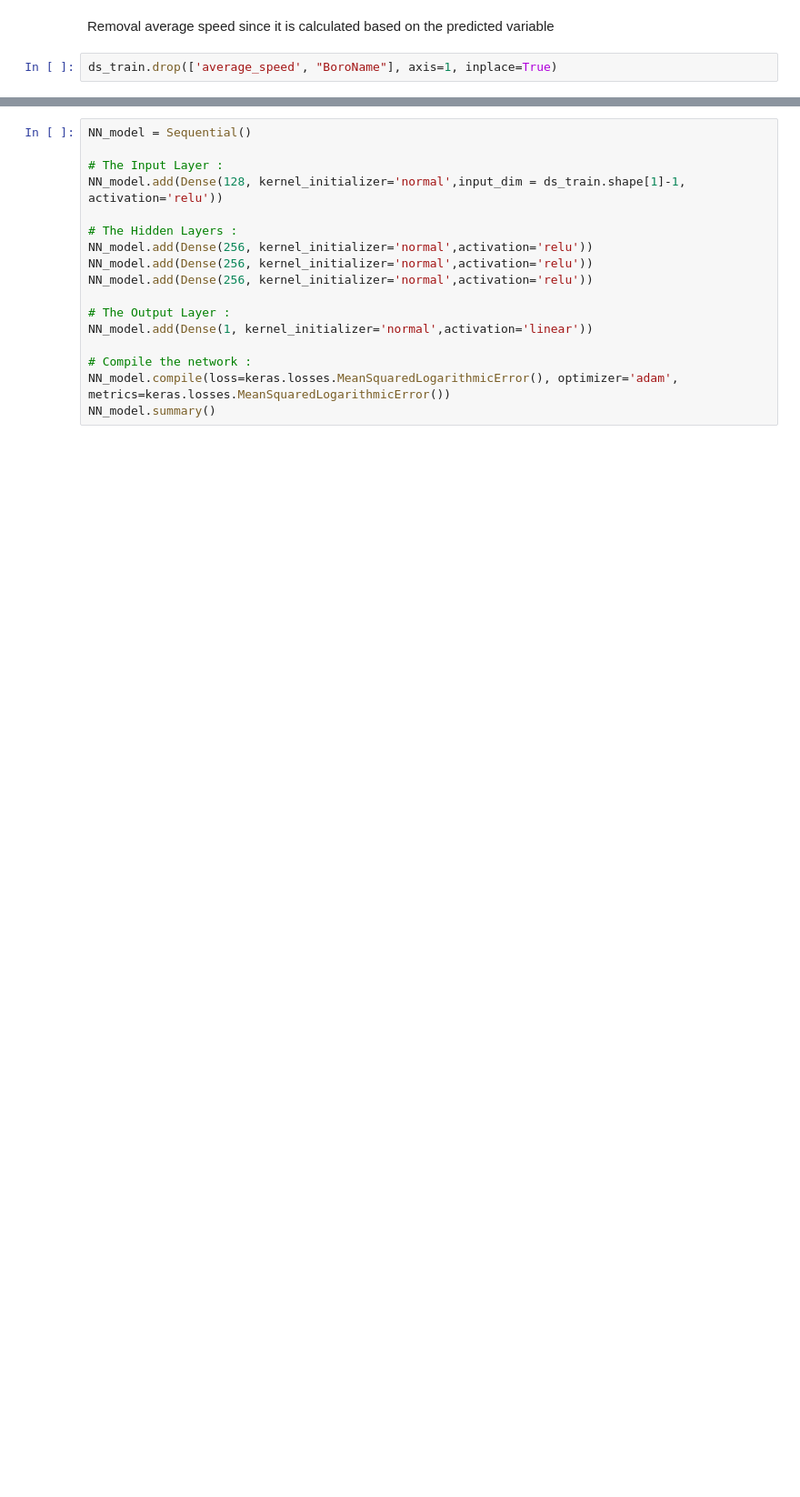
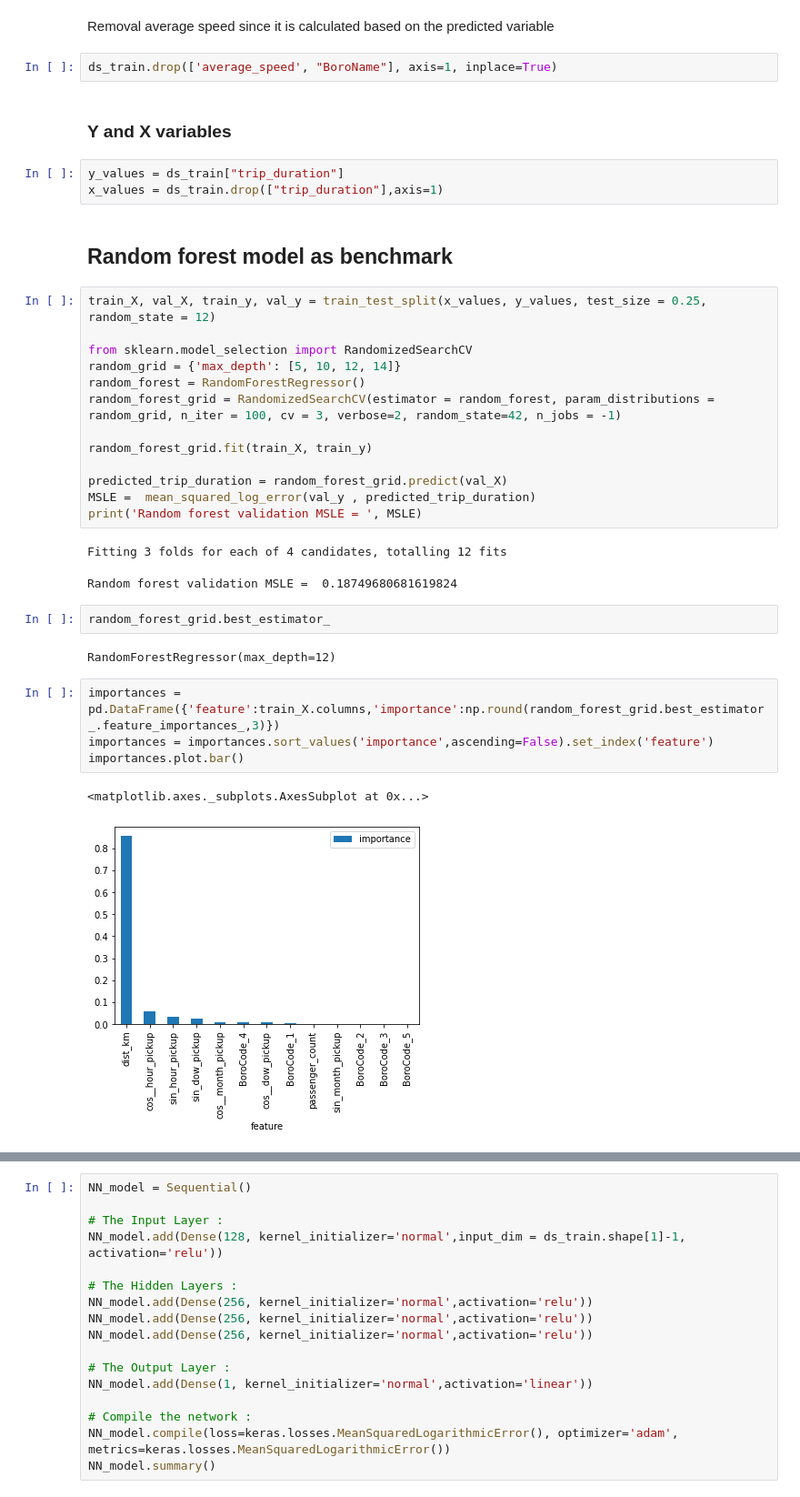
Before and after one commit to DragoneKTM/TaxiDrive_duration_prediction, a Jupyter notebook: Notebooks/2_Training.ipynb, the cells around one changed output, grey strips where cells are left out. Shown at 91% size. Saved outputs shown, nothing was run; the diff lists cells and outputs as text; blank space fills up the shorter version.

Commit message:
Random forest as benchmark

```diff
--- a/Notebooks/2_Training.ipynb
+++ b/Notebooks/2_Training.ipynb
@@ -51,4 +54,38 @@ ds_train.drop('dow_pickup', axis=1, inplace=True)
 Removal average speed since it is calculated based on the predicted variable
 # %%
 ds_train.drop(['average_speed', "BoroName"], axis=1, inplace=True)
+# %% [markdown]
+### Y and X variables
+# %%
+y_values = ds_train["trip_duration"]
+x_values = ds_train.drop(["trip_duration"],axis=1)
+# %% [markdown]
+## Random forest model as benchmark
+# %%
+train_X, val_X, train_y, val_y = train_test_split(x_values, y_values, test_size = 0.25, random_state = 12)
+
+from sklearn.model_selection import RandomizedSearchCV
+random_grid = {'max_depth': [5, 10, 12, 14]}
+random_forest = RandomForestRegressor()
+random_forest_grid = RandomizedSearchCV(estimator = random_forest, param_distributions = random_grid, n_iter = 100, cv = 3, verbose=2, random_state=42, n_jobs = -1)
+
+random_forest_grid.fit(train_X, train_y)
+
+predicted_trip_duration = random_forest_grid.predict(val_X)
+MSLE = 	mean_squared_log_error(val_y , predicted_trip_duration)
+print('Random forest validation MSLE = ', MSLE)
+# %% [output]
+Fitting 3 folds for each of 4 candidates, totalling 12 fits
+Random forest validation MSLE =  0.18749680681619824
+# %%
+random_forest_grid.best_estimator_
+# %% [output]
+RandomForestRegressor(max_depth=12)
+# %%
+importances = pd.DataFrame({'feature':train_X.columns,'importance':np.round(random_forest_grid.best_estimator_.feature_importances_,3)})
+importances = importances.sort_values('importance',ascending=False).set_index('feature')
+importances.plot.bar()
+# %% [output]
+<matplotlib.axes._subplots.AxesSubplot at 0x...>
+[figure, added]
 # %% [markdown]
```
Also changed, not shown: parts of 5 cells of this notebook.
